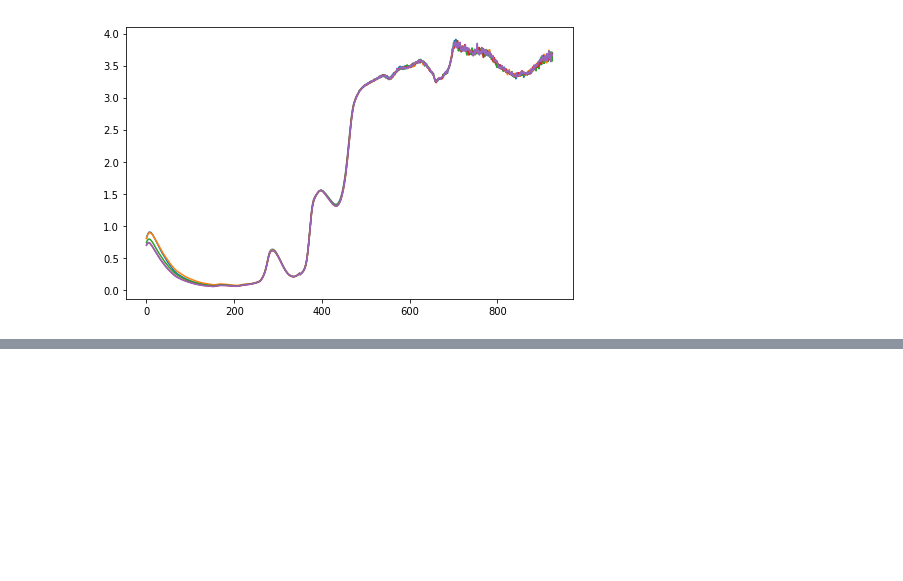
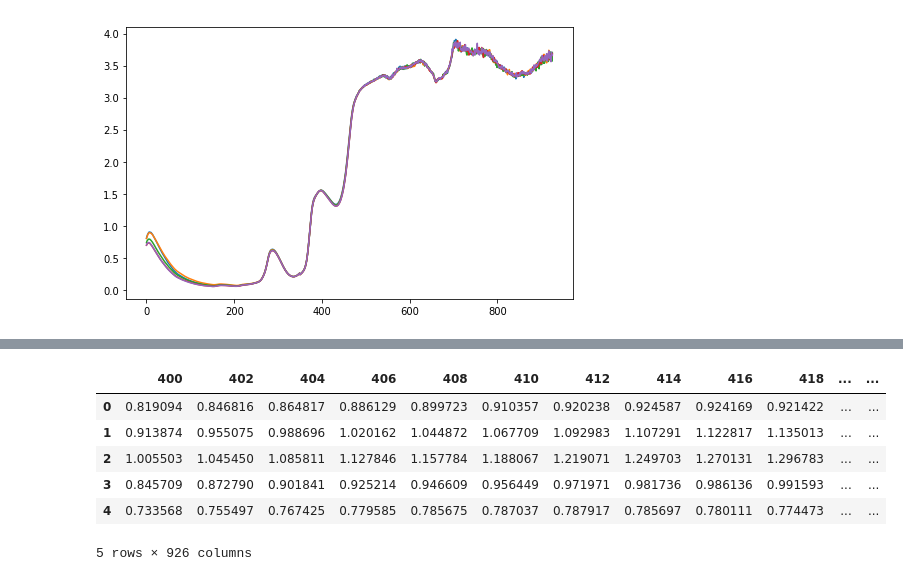
Before and after one commit to vipulbjj/kritsnam-technologies, a Jupyter notebook: svm regression.ipynb, the cells around one changed output, grey strips where cells are left out. Cells and saved outputs as stored; diff of their text form; code cells hidden in the pictures; blank space fills up the shorter version.

```diff
--- a/svm regression.ipynb
+++ b/svm regression.ipynb
@@ -57,0 +92,14 @@ for i in range(5):
+# %%
+test_data = pd.DataFrame()
+for i in range(features.shape[1]):
+    test_data[features[0, i]] = series[i]
+# %%
+test_data.head()
+# %% [output]
+|  | 400 | 402 | 404 | 406 | 408 | 410 | 412 | 414 | 416 | 418 | ... | ... |
+| 0 | 0.819094 | 0.846816 | 0.864817 | 0.886129 | 0.899723 | 0.910357 | 0.920238 | 0.924587 | 0.924169 | 0.921422 | ... | ... |
+| 1 | 0.913874 | 0.955075 | 0.988696 | 1.020162 | 1.044872 | 1.067709 | 1.092983 | 1.107291 | 1.122817 | 1.135013 | ... | ... |
+| 2 | 1.005503 | 1.045450 | 1.085811 | 1.127846 | 1.157784 | 1.188067 | 1.219071 | 1.249703 | 1.270131 | 1.296783 | ... | ... |
+| 3 | 0.845709 | 0.872790 | 0.901841 | 0.925214 | 0.946609 | 0.956449 | 0.971971 | 0.981736 | 0.986136 | 0.991593 | ... | ... |
+| 4 | 0.733568 | 0.755497 | 0.767425 | 0.779585 | 0.785675 | 0.787037 | 0.787917 | 0.785697 | 0.780111 | 0.774473 | ... | ... |
+5 rows × 926 columns
```
Also changed, not shown: parts of 8 cells of this notebook.
